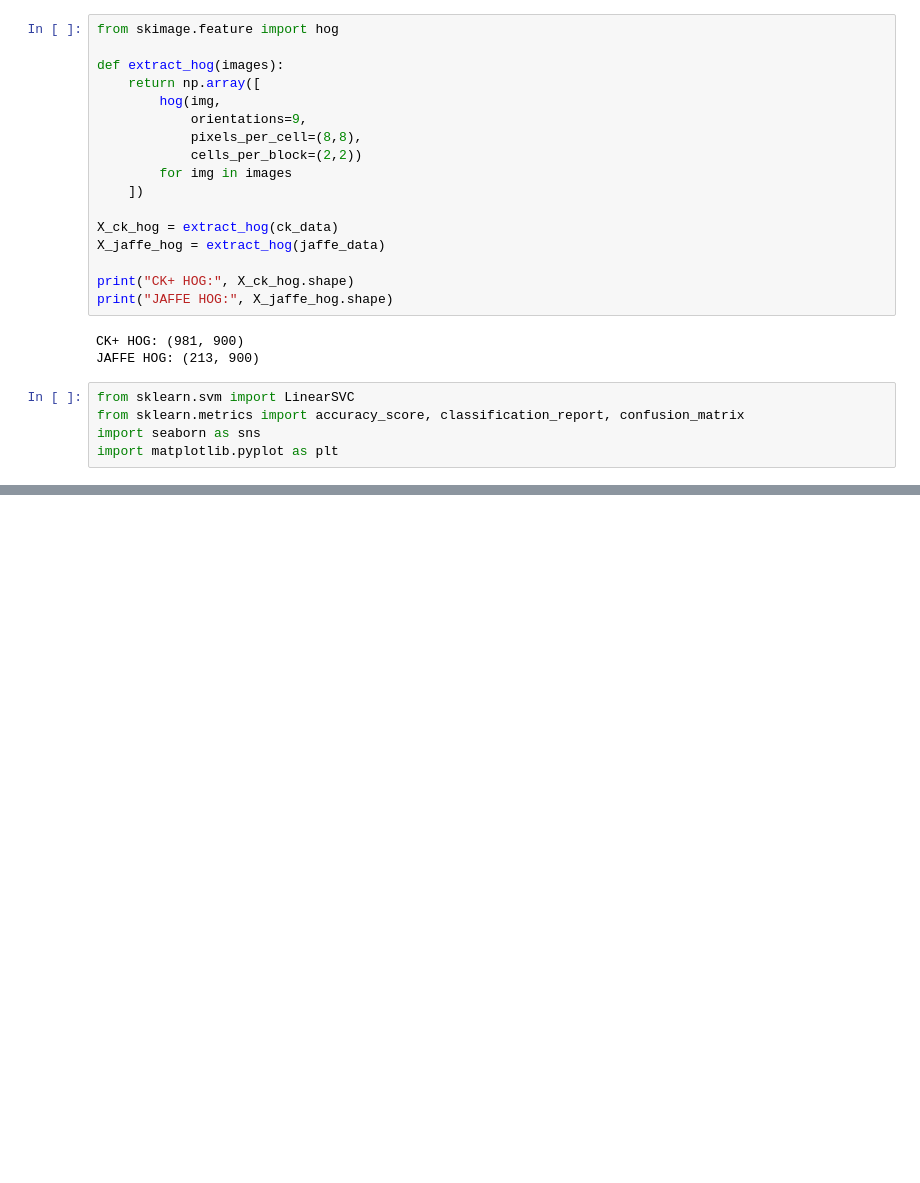
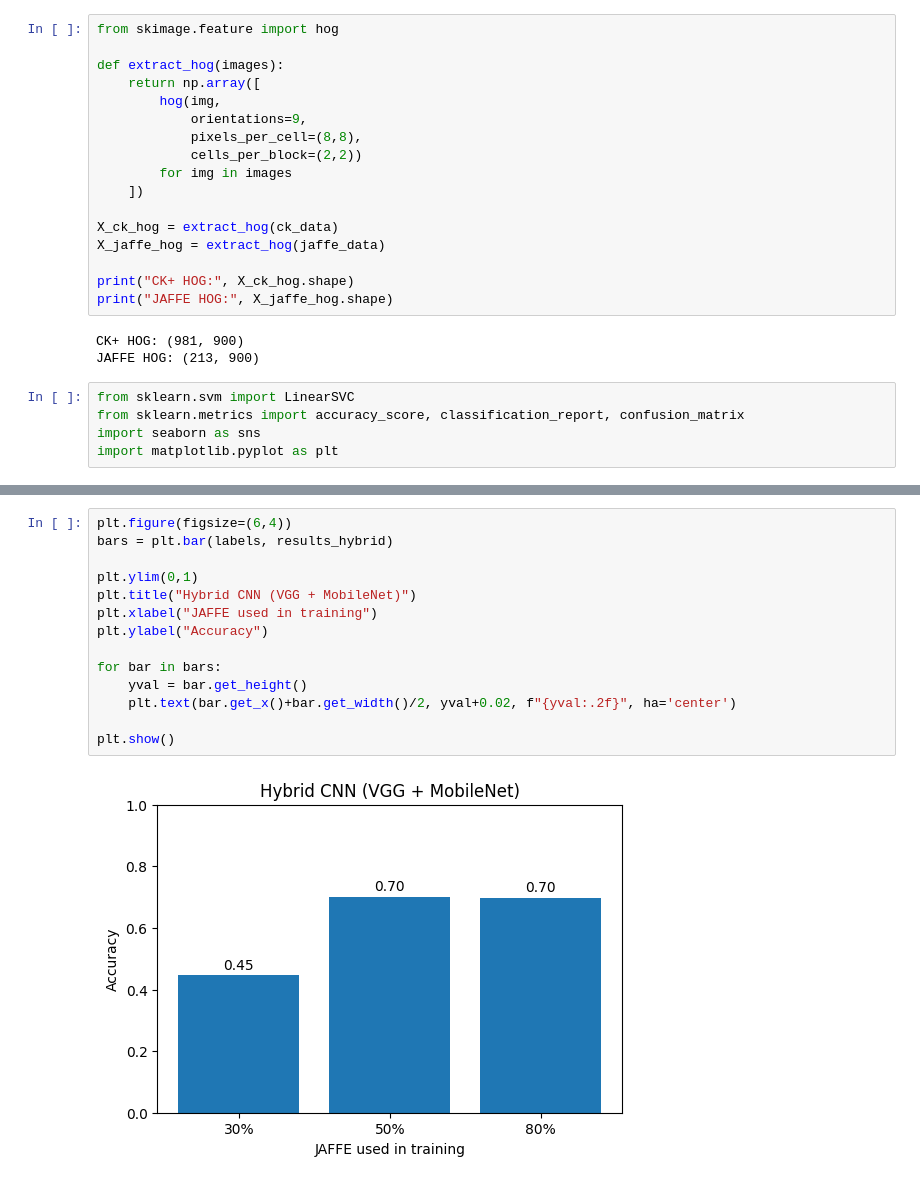
Before and after one commit to Navneet0094/Multimodal-emotion-detection, a Jupyter notebook: Ckplus_Jafee_Hog_combined.ipynb, the cells around one changed output, grey strips where cells are left out. Saved outputs shown, nothing was run; the diff lists cells and outputs as text; blank space fills up the shorter version.

```diff
--- a/Ckplus_Jafee_Hog_combined.ipynb
+++ b/Ckplus_Jafee_Hog_combined.ipynb
@@ -472,0 +387,16 @@ plt.show()
+# %%
+plt.figure(figsize=(6,4))
+bars = plt.bar(labels, results_hybrid)
+
+plt.ylim(0,1)
+plt.title("Hybrid CNN (VGG + MobileNet)")
+plt.xlabel("JAFFE used in training")
+plt.ylabel("Accuracy")
+
+for bar in bars:
+    yval = bar.get_height()
+    plt.text(bar.get_x()+bar.get_width()/2, yval+0.02, f"{yval:.2f}", ha='center')
+
+plt.show()
+# %% [output]
+[figure, added]
```
Also changed, not shown: parts of 41 cells of this notebook.
